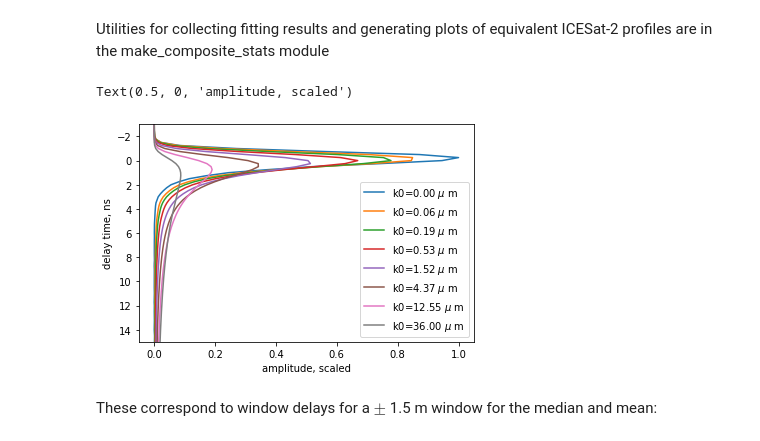
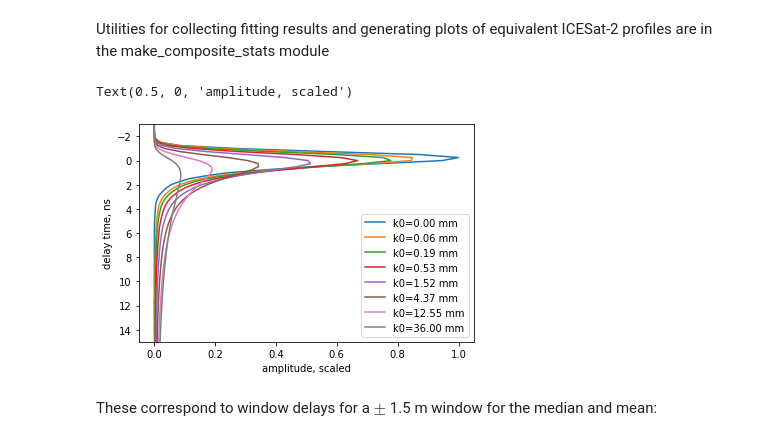
Before and after one commit to SmithB/ATM_waveform, a Jupyter notebook: composite_stats_plots.ipynb, the cells around one changed output. Drawn from its saved outputs; the diff is of its cells as text; code cells hidden in the pictures.

```diff
--- a/composite_stats_plots.ipynb
+++ b/composite_stats_plots.ipynb
@@ -8,14 +9,14 @@ catalog=setup('SRF_green_full.h5', 'TEP.h5')
 # %%
 plt.figure(1); plt.clf()
 for k0 in list(catalog)[::10]:
-    plt.plot(catalog[k0].p, catalog[k0].t, label="k0=%4.2f $\mu$ m" %(k0*1000.))
+    plt.plot(catalog[k0].p, catalog[k0].t, label="k0=%4.2f mm" %(k0*1000.))
 plt.gca().set_ylim([15, -3])
 plt.legend()
 plt.ylabel('delay time, ns')
 plt.xlabel('amplitude, scaled')
 # %% [output]
 Text(0.5, 0, 'amplitude, scaled')
-[figure, old version]
+[figure, new version]
 # %% [markdown]
 These correspond to window delays for a $\pm$ 1.5 m window for the median and mean:
 # %%
```
Also changed, not shown: parts of 10 cells of this notebook.
